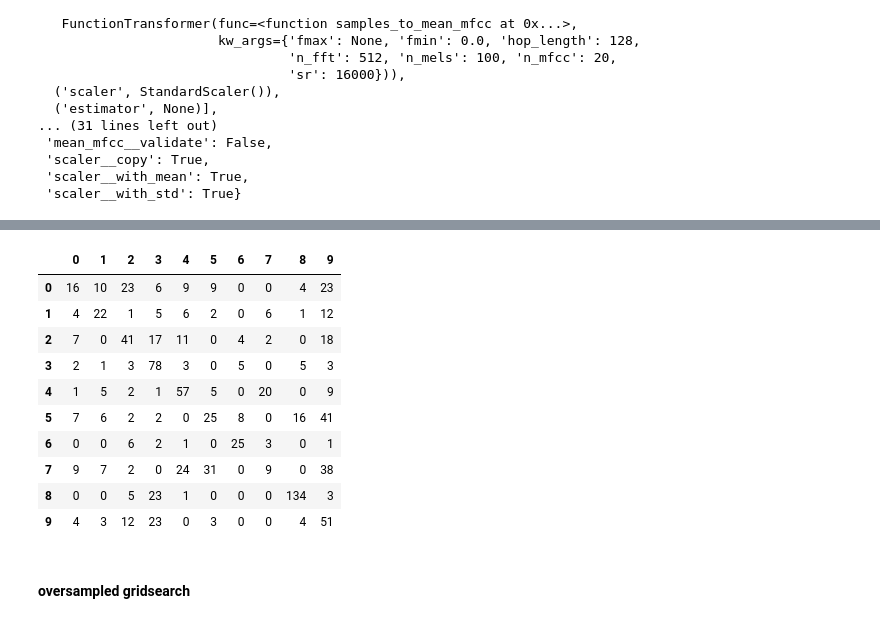
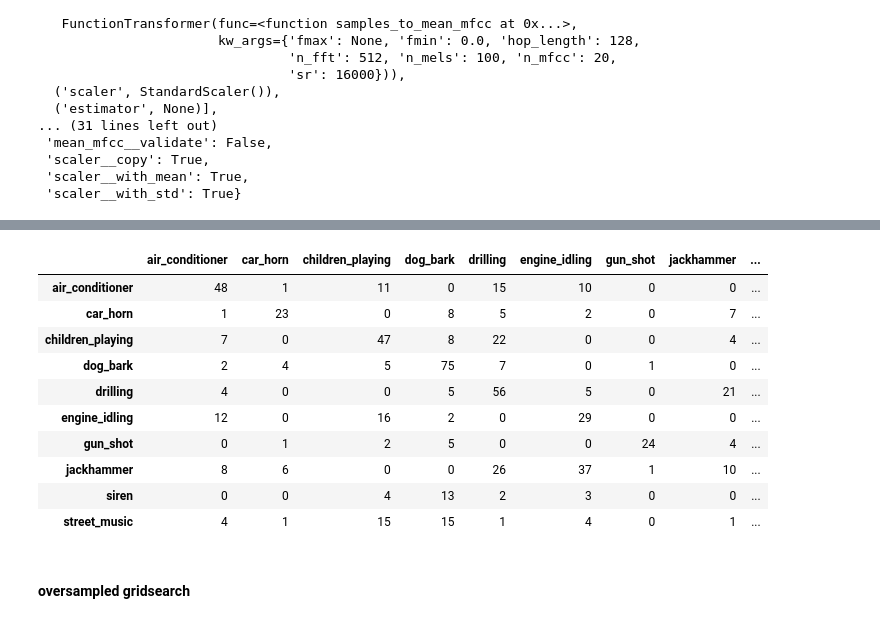
Before and after one commit to axelth/hasp, a Jupyter notebook: notebooks/axelth_849_modeling.ipynb, the cells around one changed output, grey strips where cells are left out. Saved outputs shown, nothing was run; the diff lists cells and outputs as text; code cells hidden in the pictures.

Commit message:
Add binary class option to combine_classes and update notebook

```diff
--- a/notebooks/axelth_849_modeling.ipynb
+++ b/notebooks/axelth_849_modeling.ipynb
@@ -24,8 +30,15 @@ from hasp.util import combine_classes
 # %%
+%%time
 data = UrbanSound8K('../hasp/data')
-train_fold = [samples for samples in data.fold_audio_generator(fold=[1, 2, 3, 6, 7, 8, 9, 10])]
-val_fold = [samples for samples in data.fold_audio_generator(fold=[4])]
-test_fold = [samples for samples in data.fold_audio_generator(fold=[5])]
-train_y = data.filter_metadata(fold=[1, 2, 3, 6, 7, 8, 9, 10]).classID
-val_y = data.filter_metadata(fold=[4]).classID
-test_y = data.filter_metadata(fold=[5]).classID
+train_fold = [samples for samples in data.fold_audio_generator(fold=[1, 2, 3, 6, 7, 8, 9, 10],
+                                                              classID=[0, 1, 2, 3, 4, 5, 6, 7, 8, 9])]
+val_fold = [samples for samples in data.fold_audio_generator(fold=[4],
+                                                            classID=[0, 1, 2, 3, 4, 5, 6, 7, 8, 9])]
+test_fold = [samples for samples in data.fold_audio_generator(fold=[5],
+                                                             classID=[0, 1, 2, 3, 4, 5, 6, 7, 8, 9])]
+train_y = data.filter_metadata(fold=[1, 2, 3, 6, 7, 8, 9, 10],
+                              classID=[0, 1, 2, 3, 4, 5, 6, 7, 8, 9]).classID
+val_y = data.filter_metadata(fold=[4],
+                            classID=[0, 1, 2, 3, 4, 5, 6, 7, 8, 9]).classID
+test_y = data.filter_metadata(fold=[5],
+                             classID=[0, 1, 2, 3, 4, 5, 6, 7, 8, 9]).classID
@@ -118,3 +133,14 @@ weighted avg       0.48      0.49      0.47       990
 | 7 | 13 | 9 | 7 | 0 | 22 | 38 | 0 | 5 | 0 | 26 |
 | 8 | 0 | 0 | 5 | 25 | 0 | 0 | 0 | 0 | 136 | 0 |
 | 9 | 7 | 2 | 13 | 23 | 3 | 3 | 0 | 1 | 1 | 47 |
+# %%
+%%time
+svc_ovsamp_pipeline = make_oversampled_feature_pipeline()
+svc_ovsamp_pipeline.set_params(
+**{'estimator': SVC(C=4),
+ 'mean_mfcc__kw_args': {'sr': 16000,'n_mfcc': 16,
+  'n_fft': 256,'hop_length': 128,
+  'fmin': 0.0, 'fmax': 5000, 'n_mels': 98},
+  'over_sampler': OverSampler(augment_method='AddGaussianNoise')}
+)
+svc_ovsamp_pipeline.fit(train_fold, train_y)
@@ -211,7 +401,7 @@ oversampled_pipe.set_params(estimator=XGBClassifier(n_estimators=400,
                               max_depth=8,
                               objective='multi:softmax',
                               nthread=4),
-                           mean_mfcc__kw_args={'fmin':300, 'fmax':4000},
+                           mean_mfcc__kw_args={'fmin':0, 'fmax':3000, 'n_mels': 98},
                            over_sampler=OverSampler())
 # %% [output]
 Pipeline(steps=[('pad',
@@ -260,15 +450,16 @@ Pipeline(steps=[('pad',
 # %%
 xgb_ovsamp_val_pred = oversampled_pipe.predict(val_fold)
 print(classification_report(
-    combine_classes([1, 8], val_y),
-    combine_classes([1, 8], xgb_ovsamp_val_pred)
+    combine_classes([0,2,4,5,6,7,9], val_y),#[1,3, 8]
+    combine_classes([0,2,4,5,6,7,9], xgb_ovsamp_val_pred)#
 ))
 print(classification_report(
      val_y,
     xgb_ovsamp_val_pred))
-pd.DataFrame(confusion_matrix(val_y, xgb_ovsamp_val_pred),
-             index=[0,1,2,3,4,5,6,7,8,9],
-             columns=[0,1,2,3,4,5,6,7,8,9])
+labels = data.metadata[['classID', 'class']].drop_duplicates().sort_values('classID')['class'].to_list()
+pd.DataFrame(confusion_matrix(val_y, xgb_ovsamp_val_pred, ),
+             index=labels,#[0,1,2,3,4,5,6,7,8, 9],
+             columns=labels)#[0,1,2,3,4,5,6,7,8, 9])
 # %% [output]
               precision    recall  f1-score   support
 
@@ -290,14 +481,14 @@ weighted avg       0.45      0.46      0.44       990
-|  | 0 | 1 | 2 | 3 | 4 | 5 | 6 | 7 | 8 | 9 |
-| 0 | 16 | 10 | 23 | 6 | 9 | 9 | 0 | 0 | 4 | 23 |
-| 1 | 4 | 22 | 1 | 5 | 6 | 2 | 0 | 6 | 1 | 12 |
-| 2 | 7 | 0 | 41 | 17 | 11 | 0 | 4 | 2 | 0 | 18 |
-| 3 | 2 | 1 | 3 | 78 | 3 | 0 | 5 | 0 | 5 | 3 |
-| 4 | 1 | 5 | 2 | 1 | 57 | 5 | 0 | 20 | 0 | 9 |
-| 5 | 7 | 6 | 2 | 2 | 0 | 25 | 8 | 0 | 16 | 41 |
-| 6 | 0 | 0 | 6 | 2 | 1 | 0 | 25 | 3 | 0 | 1 |
-| 7 | 9 | 7 | 2 | 0 | 24 | 31 | 0 | 9 | 0 | 38 |
-| 8 | 0 | 0 | 5 | 23 | 1 | 0 | 0 | 0 | 134 | 3 |
-| 9 | 4 | 3 | 12 | 23 | 0 | 3 | 0 | 0 | 4 | 51 |
+|  | air_conditioner | car_horn | children_playing | dog_bark | drilling | engine_idling | gun_shot | jackhammer | ... |
+| air_conditioner | 48 | 1 | 11 | 0 | 15 | 10 | 0 | 0 | ... |
+| car_horn | 1 | 23 | 0 | 8 | 5 | 2 | 0 | 7 | ... |
+| children_playing | 7 | 0 | 47 | 8 | 22 | 0 | 0 | 4 | ... |
+| dog_bark | 2 | 4 | 5 | 75 | 7 | 0 | 1 | 0 | ... |
+| drilling | 4 | 0 | 0 | 5 | 56 | 5 | 0 | 21 | ... |
+| engine_idling | 12 | 0 | 16 | 2 | 0 | 29 | 0 | 0 | ... |
+| gun_shot | 0 | 1 | 2 | 5 | 0 | 0 | 24 | 4 | ... |
+| jackhammer | 8 | 6 | 0 | 0 | 26 | 37 | 1 | 10 | ... |
+| siren | 0 | 0 | 4 | 13 | 2 | 3 | 0 | 0 | ... |
+| street_music | 4 | 1 | 15 | 15 | 1 | 4 | 0 | 1 | ... |
 # %% [markdown]
 #### oversampled gridsearch
 # %%
```
Also changed, not shown: parts of 16 cells of this notebook, 1 other file.
